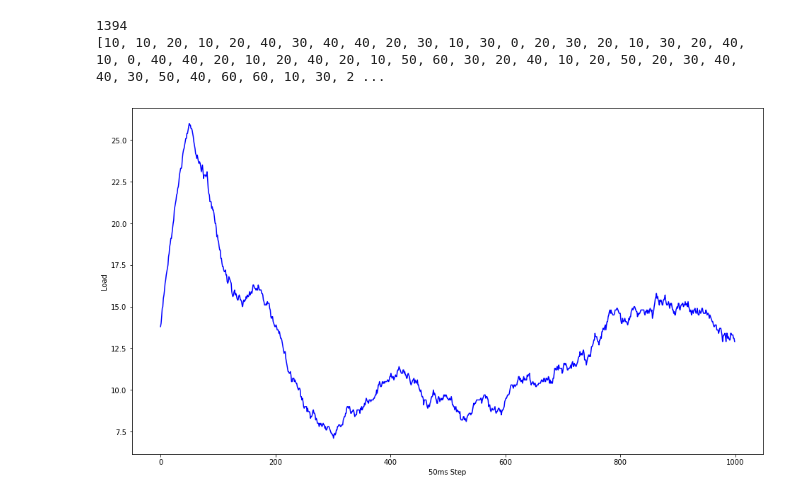
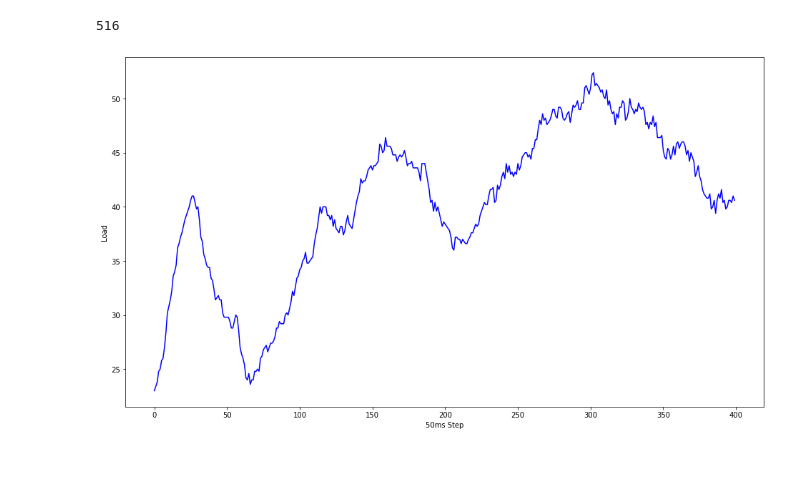
Before and after one commit to jakobod/packet-routing, a Jupyter notebook: Plot Load.ipynb, the cells around one changed output. Drawn from its saved outputs; the diff is of its cells as text; code cells hidden in the pictures; blank space fills up the shorter version.

```diff
--- a/Plot Load.ipynb
+++ b/Plot Load.ipynb
@@ -8,17 +8,16 @@ sortedData = []
 for i in range(30):
     sortedData.append([])
 
-with open('D:\\vas\\build\\load.csv','rt')as f:
+with open('build/load.csv','rt')as f:
   data = csv.reader(f)
   for row in data:
-        if not row[0] == "id":
-            sortedData[int(row[0])].append(int(row[1]))
+        if not row[0] == "time":
+            for i in range(1, len(row)-1):
+                sortedData[i-1].append(int(row[i]))
 # %%
-print(len(sortedData[27]))
-print(sortedData[27][:100])
+print(len(sortedData[0]))
 # %% [output]
-1394
-[10, 10, 20, 10, 20, 40, 30, 40, 40, 20, 30, 10, 30, 0, 20, 30, 20, 10, 30, 20, 40, 10, 0, 40, 40, 20, 10, 20, 40, 20, 10, 50, 60, 30, 20, 40, 10, 20, 50, 20, 30, 40, 40, 30, 50, 40, 60, 60, 10, 30, 2 ...
+516
 # %%
 def movingaverage(interval, window_size):
   window = np.ones(int(window_size))/float(window_size)
@@ -26,15 +25,15 @@ def movingaverage(interval, window_size):
 def avg(lst):
     return sum(lst) / len(lst)
 # %%
-windowSize = 100
+windowSize = 50
 window = np.ones(int(windowSize))/float(windowSize)
 movingAverage = np.convolve(sortedData[27], window, 'same')
 
 plt.rc('figure', figsize=(16, 9))
-plt.plot(movingAverage[:1000], "b", markersize=1)
+plt.plot(movingAverage[:400], "b", markersize=1)
 plt.ylabel('Load')
 plt.xlabel('50ms Step')
 plt.show()
 # %% [output]
-[figure, old version]
+[figure, new version]
 # %%
```
Also changed, not shown: parts of 3 cells of this notebook.
